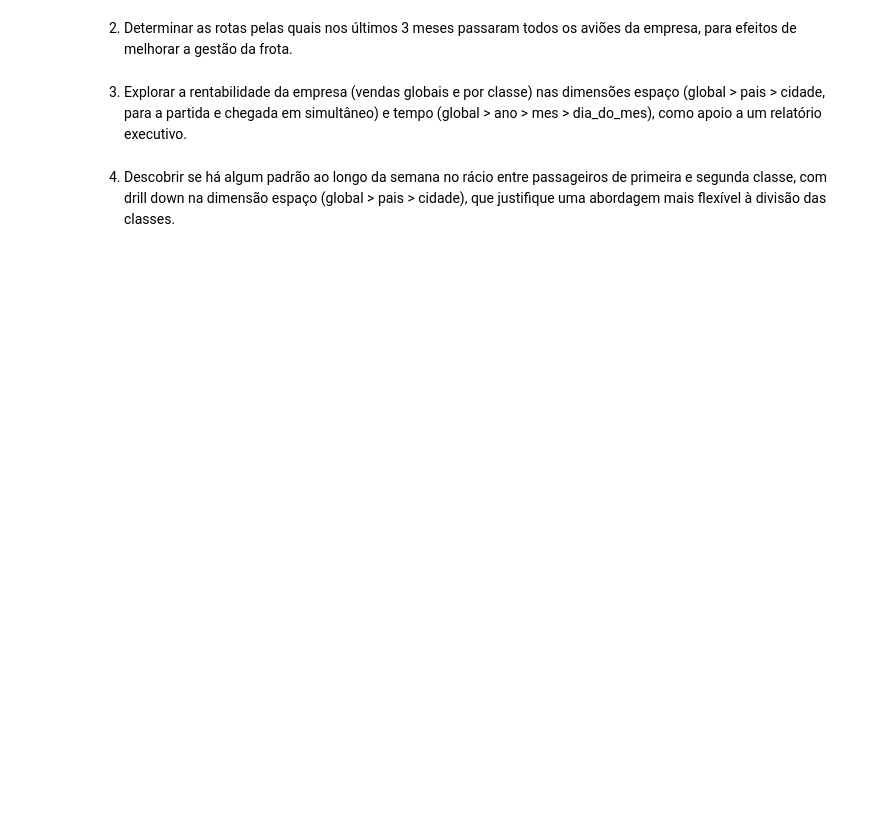
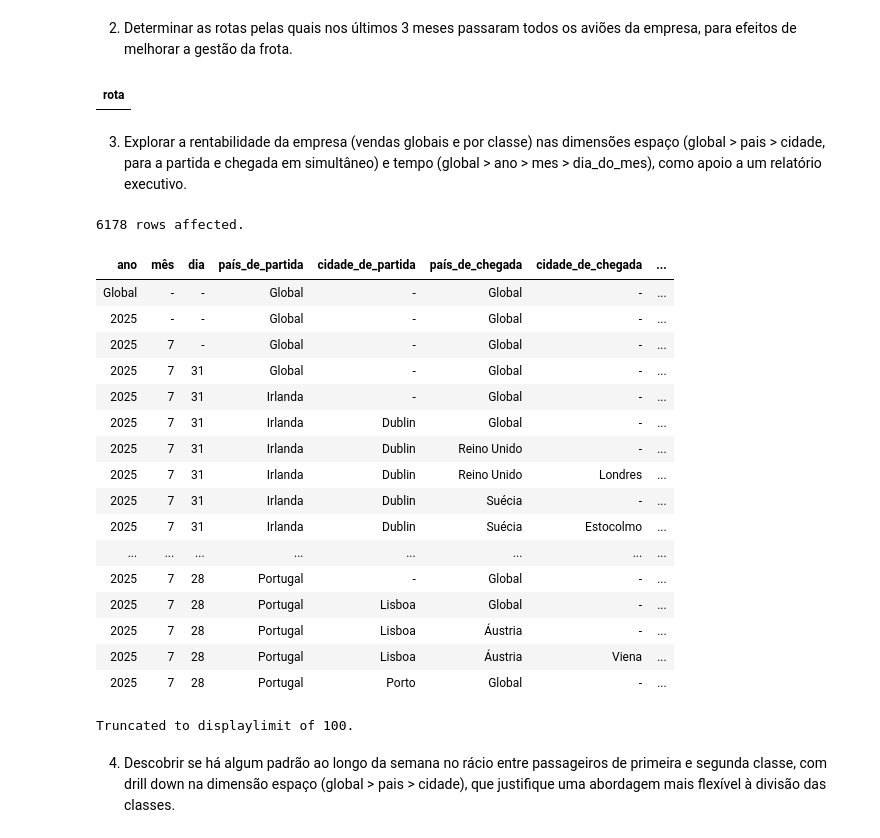
Before and after one commit to DuarteCruz6/projetoBD, a Jupyter notebook: Proj2/Projeto_E2/E2-report-25.ipynb, the cells around one changed output. Drawn from its saved outputs; the diff is of its cells as text; code cells hidden in the pictures; blank space fills up the shorter version.

```diff
--- a/Proj2/Projeto_E2/E2-report-25.ipynb
+++ b/Proj2/Projeto_E2/E2-report-25.ipynb
@@ -196,12 +285,82 @@ Usando apenas a vista *estatisticas_voos* desenvolvida no ponto anterior, e **se
 2. Determinar as rotas pelas quais nos últimos 3 meses passaram todos os aviões da empresa, para efeitos de melhorar a gestão da frota.
 # %%
 %%sql
--- SELECT ...
+
+SELECT
+    CASE
+        WHEN voo1.cidade_partida < voo1.cidade_chegada OR (voo1.cidade_partida = voo1.cidade_chegada AND voo1.pais_partida < voo1.pais_chegada) THEN
+            voo1.cidade_partida || ', ' || voo1.pais_partida || ' - ' || voo1.cidade_chegada || ', ' || voo1.pais_chegada
+        ELSE
+            voo1.cidade_chegada || ', ' || voo1.pais_chegada || ' - ' || voo1.cidade_partida || ', ' || voo1.pais_partida
+    END AS rota
+FROM
+    estatisticas_voos voo1
+WHERE
+    voo1.hora_partida >= (CURRENT_TIMESTAMP - INTERVAL '3 months')
+GROUP BY
+    rota
+HAVING
+    COUNT(DISTINCT voo1.no_serie) = (
+        SELECT
+            COUNT(DISTINCT voo2.no_serie)
+        FROM
+            estatisticas_voos voo2
+    );
+# %% [output]
+| rota |
 # %% [markdown]
 3. Explorar a rentabilidade da empresa (vendas globais e por classe) nas dimensões espaço (global > pais > cidade, para a partida e chegada em simultâneo) e tempo (global > ano > mes > dia_do_mes), como apoio a um relatório executivo.
 # %%
 %%sql
--- SELECT ...
+
+SELECT
+    CASE WHEN GROUPING(ano) = 0 THEN ano::text ELSE 'Global' END AS ano,
+    CASE WHEN GROUPING(mes) = 0 THEN mes::text ELSE '-' END AS mês,
+    CASE WHEN GROUPING(dia_do_mes) = 0 THEN dia_do_mes::text ELSE '-' END AS dia,
+
+    CASE WHEN GROUPING(pais_partida) = 0 THEN pais_partida ELSE 'Global' END AS país_de_partida,
+    CASE WHEN GROUPING(cidade_partida) = 0 THEN cidade_partida ELSE '-' END AS cidade_de_partida,
+    CASE WHEN GROUPING(pais_chegada) = 0 THEN pais_chegada ELSE 'Global' END AS país_de_chegada,
+    CASE WHEN GROUPING(cidade_chegada) = 0 THEN cidade_chegada ELSE '-' END AS cidade_de_chegada,
+
+    SUM(vendas_1c + vendas_2c) AS vendas_globais,
+    SUM(vendas_1c) AS vendas_1_classe,
+    SUM(vendas_2c) AS vendas_2_classe
+FROM
+    estatisticas_voos
+GROUP BY ROLLUP (
+    ano, mes, dia_do_mes,
+    pais_partida, cidade_partida,
+    pais_chegada, cidade_chegada
+)
+ORDER BY
+    GROUPING(ano) DESC, ano DESC,
+    GROUPING(mes) DESC, mes DESC,
+    GROUPING(dia_do_mes) DESC, dia_do_mes DESC,
+    GROUPING(pais_partida) DESC, pais_partida,
+    GROUPING(cidade_partida) DESC, cidade_partida,
+    GROUPING(pais_chegada) DESC, pais_chegada,
+    GROUPING(cidade_chegada) DESC, cidade_chegada;
+# %% [output]
+6178 rows affected.
+| ano | mês | dia | país_de_partida | cidade_de_partida | país_de_chegada | cidade_de_chegada | ... |
+| Global | - | - | Global | - | Global | - | ... |
+| 2025 | - | - | Global | - | Global | - | ... |
+| 2025 | 7 | - | Global | - | Global | - | ... |
+| 2025 | 7 | 31 | Global | - | Global | - | ... |
+| 2025 | 7 | 31 | Irlanda | - | Global | - | ... |
+| 2025 | 7 | 31 | Irlanda | Dublin | Global | - | ... |
+| 2025 | 7 | 31 | Irlanda | Dublin | Reino Unido | - | ... |
+| 2025 | 7 | 31 | Irlanda | Dublin | Reino Unido | Londres | ... |
+| 2025 | 7 | 31 | Irlanda | Dublin | Suécia | - | ... |
+| 2025 | 7 | 31 | Irlanda | Dublin | Suécia | Estocolmo | ... |
+| ... | ... | ... | ... | ... | ... | ... | ... |
+| 2025 | 7 | 28 | Portugal | - | Global | - | ... |
+| 2025 | 7 | 28 | Portugal | Lisboa | Global | - | ... |
+| 2025 | 7 | 28 | Portugal | Lisboa | Áustria | - | ... |
+| 2025 | 7 | 28 | Portugal | Lisboa | Áustria | Viena | ... |
+| 2025 | 7 | 28 | Portugal | Porto | Global | - | ... |
+Truncated to displaylimit of 100.
 # %% [markdown]
 4. Descobrir se há algum padrão ao longo da semana no rácio entre passageiros de primeira e segunda classe, com drill down na dimensão espaço (global > pais > cidade), que justifique uma abordagem mais flexível à divisão das classes.
 # %%
```
Also changed, not shown: parts of 4 cells of this notebook.
